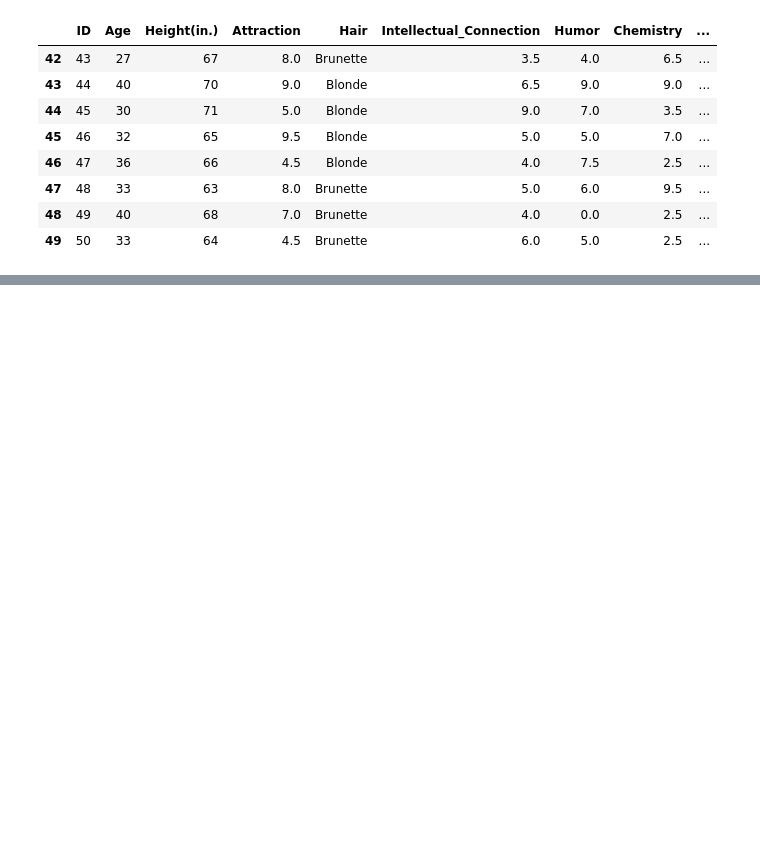
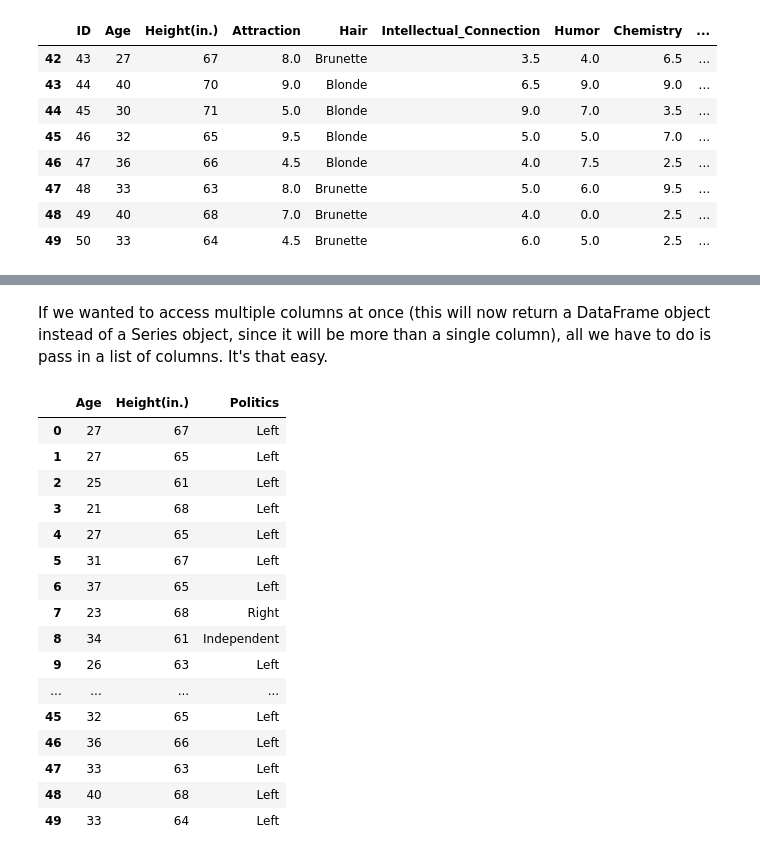
Before and after one commit to Acleppe/for_teaching_python_class, a Jupyter notebook: Intro_to_Pandas_JPW_Lecture.ipynb, the cells around one changed output, grey strips where cells are left out. Cells and saved outputs as stored; diff of their text form; code cells hidden in the pictures; blank space fills up the shorter version.

```diff
--- a/Intro_to_Pandas_JPW_Lecture.ipynb
+++ b/Intro_to_Pandas_JPW_Lecture.ipynb
@@ -169,0 +294,6 @@ df.tail(8)
+# %%
+# Creating new columns from existing data in Pandas is this easy.
+df['Political Party'] = df['Politics']
+
+# Access the new column with the Indexing method -- this works.
+df['Political Party']
@@ -169,0 +317,24 @@ df.tail(8)
+# %% [markdown]
+If we wanted to access multiple columns at once (this will now return a DataFrame object instead of a Series object, since it will be more than a single column), all we have to do is pass in a list of columns.  It's that easy.
+# %%
+# Access multiple columns at once by passing in a list of desired cols.
+columns_we_want = ['Age', 'Height(in.)', 'Politics']
+df[columns_we_want]
+# %% [output]
+|  | Age | Height(in.) | Politics |
+| 0 | 27 | 67 | Left |
+| 1 | 27 | 65 | Left |
+| 2 | 25 | 61 | Left |
+| 3 | 21 | 68 | Left |
+| 4 | 27 | 65 | Left |
+| 5 | 31 | 67 | Left |
+| 6 | 37 | 65 | Left |
+| 7 | 23 | 68 | Right |
+| 8 | 34 | 61 | Independent |
+| 9 | 26 | 63 | Left |
+| ... | ... | ... | ... |
+| 45 | 32 | 65 | Left |
+| 46 | 36 | 66 | Left |
+| 47 | 33 | 63 | Left |
+| 48 | 40 | 68 | Left |
+| 49 | 33 | 64 | Left |
```
Also changed, not shown: parts of 37 cells of this notebook, 1 other file.
